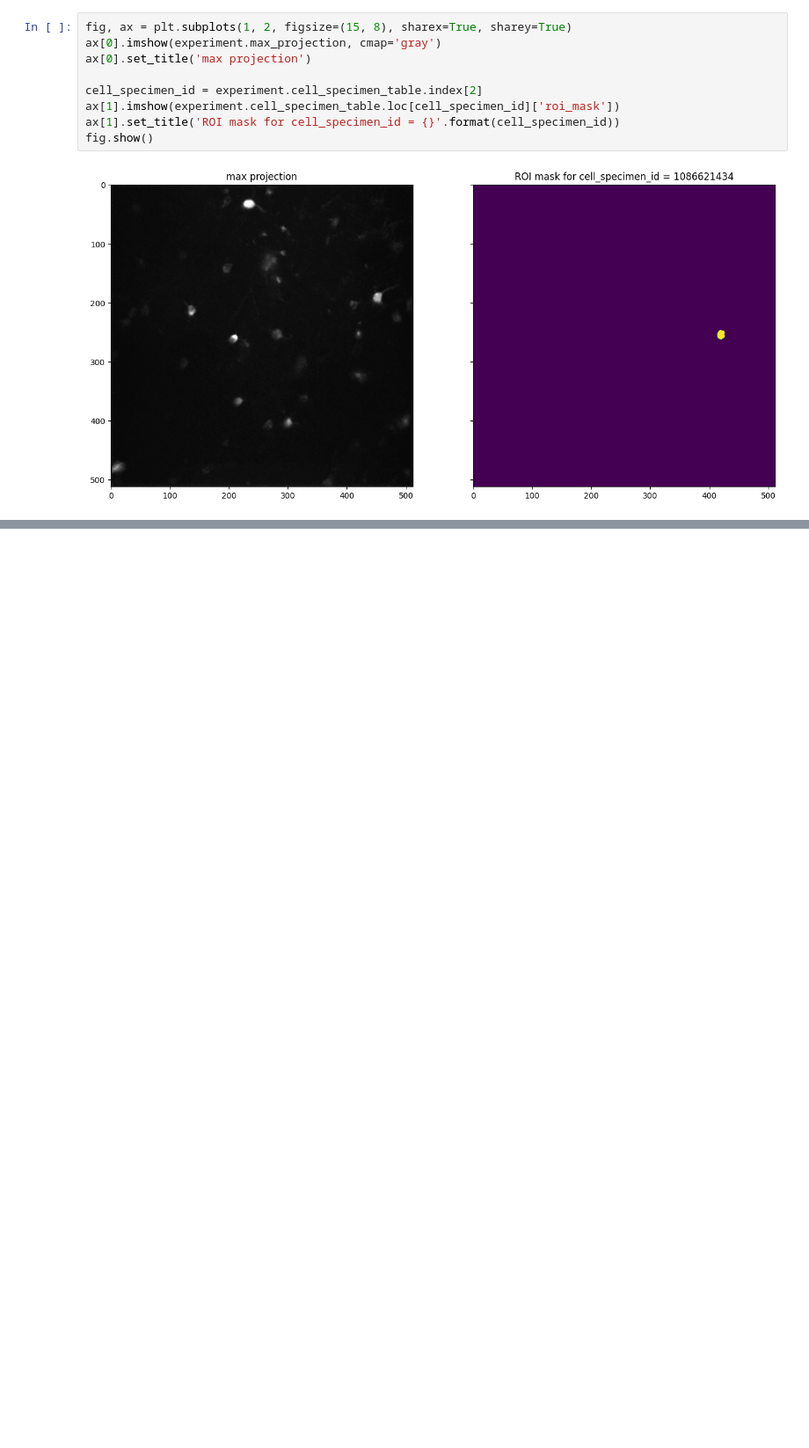
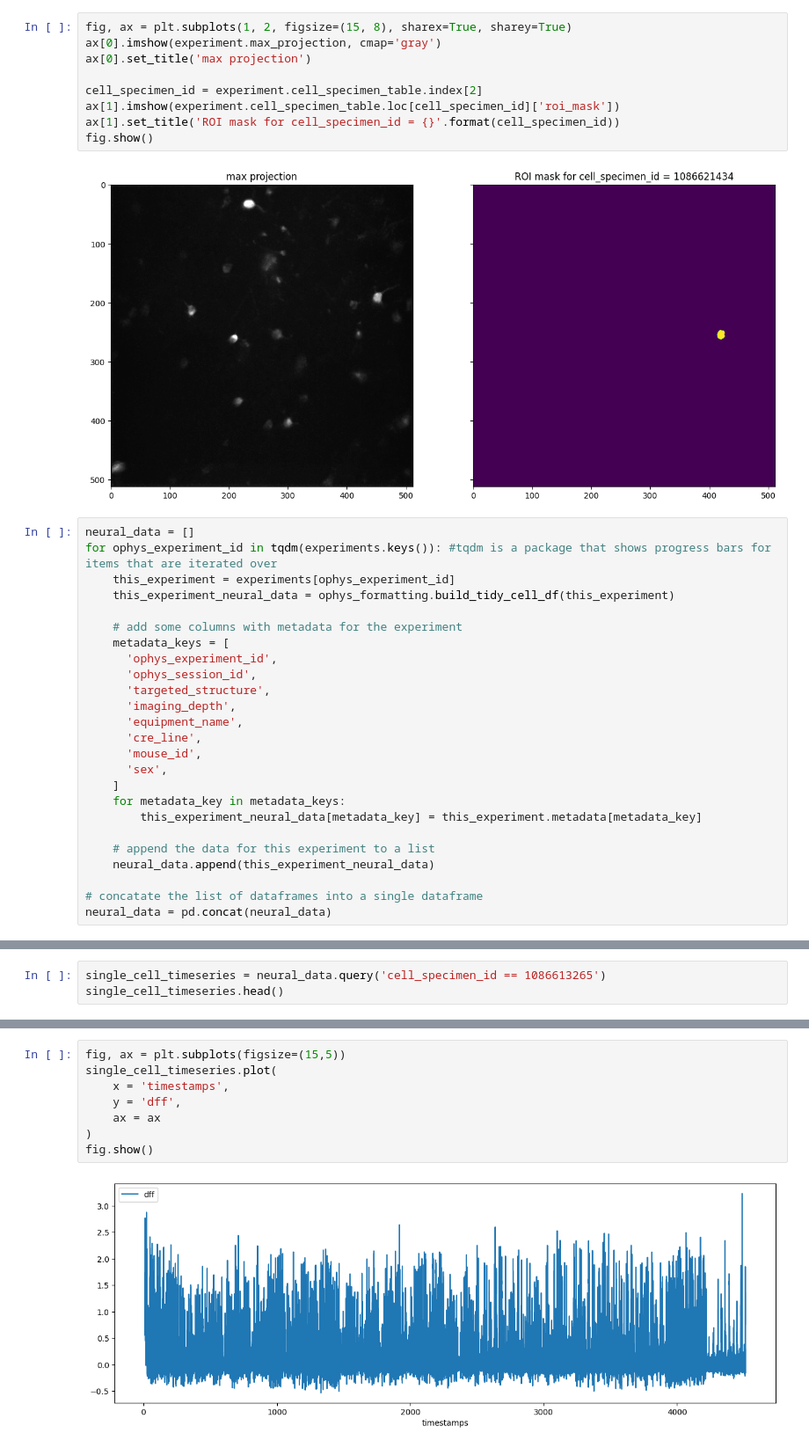
Before and after one commit to EugOT/CN-pr-Allen-Brain, a Jupyter notebook: redl_intro.ipynb, the cells around one changed output, grey strips where cells are left out. Shown at 88% size. Cells and saved outputs as stored; diff of their text form; blank space fills up the shorter version.

Commit message:
Single Neuron Activity Plot

```diff
--- a/redl_intro.ipynb
+++ b/redl_intro.ipynb
@@ -122,3 +147,28 @@ ax[1].set_title('ROI mask for cell_specimen_id = {}'.format(cell_specimen_id))
 fig.show()
 # %% [output]
 [figure]
+# %%
+neural_data = []
+for ophys_experiment_id in tqdm(experiments.keys()): #tqdm is a package that shows progress bars for items that are iterated over
+    this_experiment = experiments[ophys_experiment_id]
+    this_experiment_neural_data = ophys_formatting.build_tidy_cell_df(this_experiment)
+
+    # add some columns with metadata for the experiment
+    metadata_keys = [
+      'ophys_experiment_id',
+      'ophys_session_id',
+      'targeted_structure',
+      'imaging_depth',
+      'equipment_name',
+      'cre_line',
+      'mouse_id',
+      'sex',
+    ]
+    for metadata_key in metadata_keys:
+        this_experiment_neural_data[metadata_key] = this_experiment.metadata[metadata_key]
+
+    # append the data for this experiment to a list
+    neural_data.append(this_experiment_neural_data)
+
+# concatate the list of dataframes into a single dataframe
+neural_data = pd.concat(neural_data)
@@ -124,0 +247,3 @@ fig.show()
+# %%
+single_cell_timeseries = neural_data.query('cell_specimen_id == 1086613265')
+single_cell_timeseries.head()
@@ -124,0 +257,10 @@ fig.show()
+# %%
+fig, ax = plt.subplots(figsize=(15,5))
+single_cell_timeseries.plot(
+    x = 'timestamps',
+    y = 'dff',
+    ax = ax
+)
+fig.show()
+# %% [output]
+[figure, added]
```
Also changed, not shown: parts of 6 cells of this notebook.
